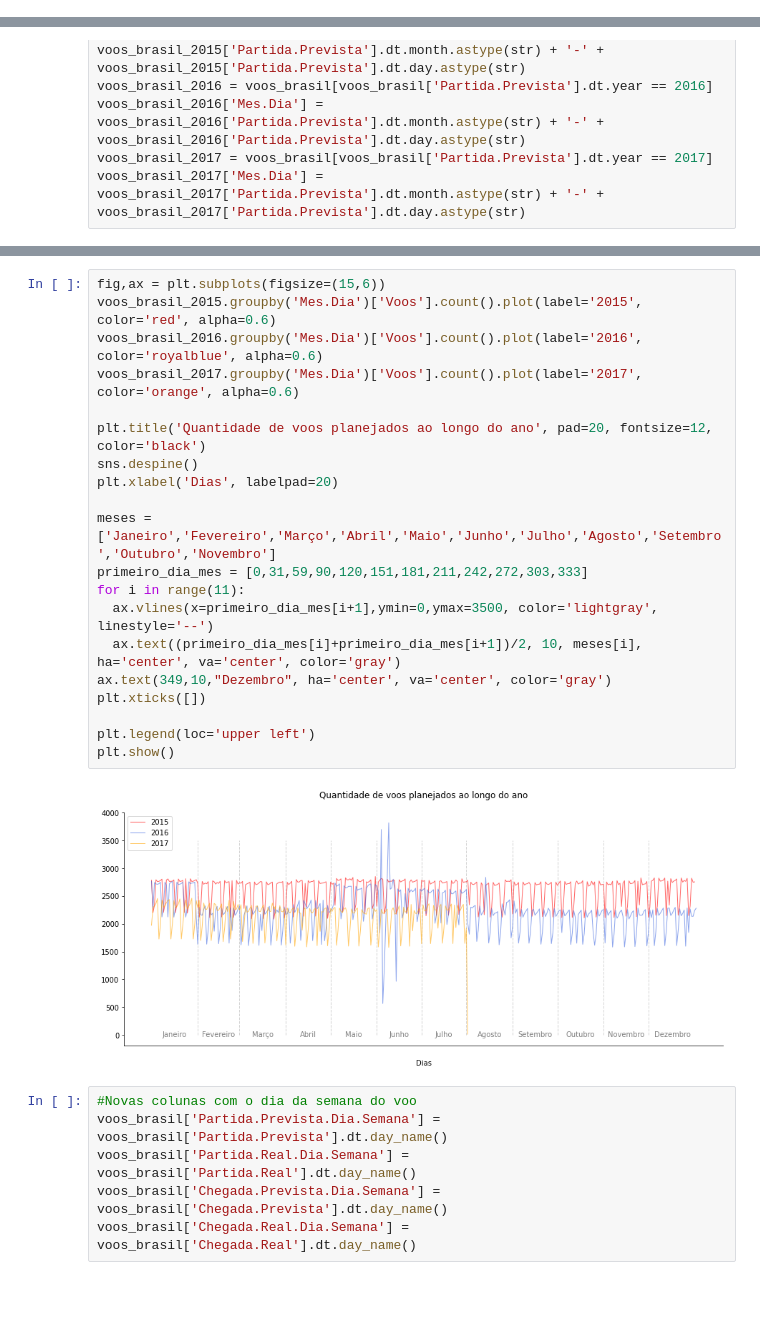
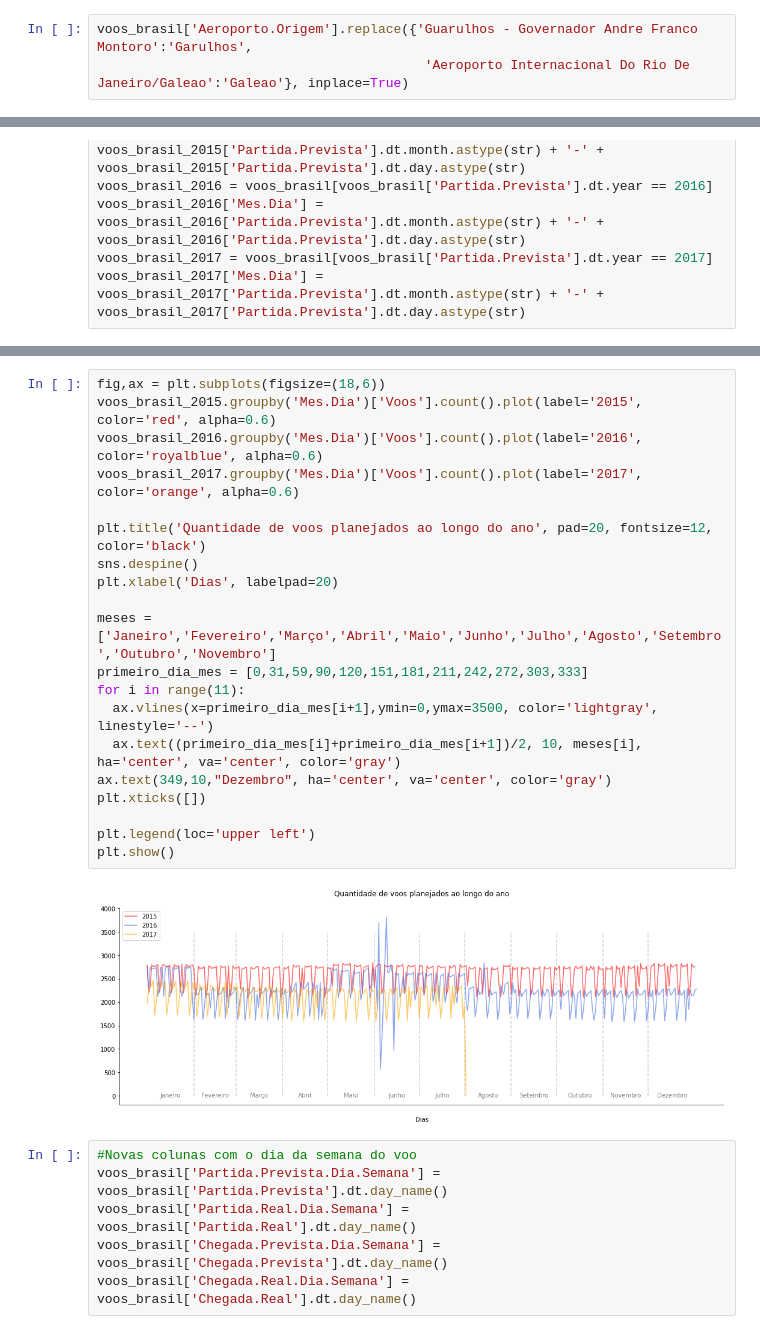
Before and after one commit to vinismachadoo/aviacao-civil-brasil, a Jupyter notebook: controle_estatistico_voos.ipynb, the cells around one changed output, grey strips where cells are left out. Saved outputs shown, nothing was run; the diff lists cells and outputs as text; blank space fills up the shorter version.

```diff
--- a/controle_estatistico_voos.ipynb
+++ b/controle_estatistico_voos.ipynb
@@ -65,6 +64,9 @@ voos_brasil.head()
 | 2661 | AZU - 2400 | AZUL | Regional | 2016-01-22T08:25:00Z | NaN | 2016-01-22T09:32:00Z | ... |
 | 2662 | AZU - 2400 | AZUL | Regional | 2016-01-16T08:25:00Z | NaN | 2016-01-16T09:32:00Z | ... |
 | 2663 | AZU - 2400 | AZUL | Regional | 2016-01-01T08:25:00Z | NaN | 2016-01-01T09:32:00Z | ... |
+# %%
+voos_brasil['Aeroporto.Origem'].replace({'Guarulhos - Governador Andre Franco Montoro':'Garulhos',
+                                          'Aeroporto Internacional Do Rio De Janeiro/Galeao':'Galeao'}, inplace=True)
 # %%
 #Acertando as colunas com dia e hora para formato datetime
 voos_brasil['Partida.Prevista'] = pd.to_datetime(voos_brasil['Partida.Prevista'], format="%Y-%m-%dT%H:%M:%SZ")
@@ -92,25 +102,25 @@ voos_brasil_2017['Mes.Dia'] = voos_brasil_2017['Partida.Prevista'].dt.month.asty
 # %%
-fig,ax = plt.subplots(figsize=(15,6))
+fig,ax = plt.subplots(figsize=(18,6))
 voos_brasil_2015.groupby('Mes.Dia')['Voos'].count().plot(label='2015', color='red', alpha=0.6)
 voos_brasil_2016.groupby('Mes.Dia')['Voos'].count().plot(label='2016', color='royalblue', alpha=0.6)
 voos_brasil_2017.groupby('Mes.Dia')['Voos'].count().plot(label='2017', color='orange', alpha=0.6)
 
 plt.title('Quantidade de voos planejados ao longo do ano', pad=20, fontsize=12, color='black')
 sns.despine()
 plt.xlabel('Dias', labelpad=20)
 
 meses = ['Janeiro','Fevereiro','Março','Abril','Maio','Junho','Julho','Agosto','Setembro','Outubro','Novembro']
 primeiro_dia_mes = [0,31,59,90,120,151,181,211,242,272,303,333]
 for i in range(11):
   ax.vlines(x=primeiro_dia_mes[i+1],ymin=0,ymax=3500, color='lightgray', linestyle='--')
   ax.text((primeiro_dia_mes[i]+primeiro_dia_mes[i+1])/2, 10, meses[i], ha='center', va='center', color='gray')
 ax.text(349,10,"Dezembro", ha='center', va='center', color='gray')
 plt.xticks([])
 
 plt.legend(loc='upper left')
 plt.show()
 # %% [output]
-[figure, old version]
+[figure, new version]
 # %%
 #Novas colunas com o dia da semana do voo
 voos_brasil['Partida.Prevista.Dia.Semana'] = voos_brasil['Partida.Prevista'].dt.day_name()
```
Also changed, not shown: parts of 26 cells of this notebook.
